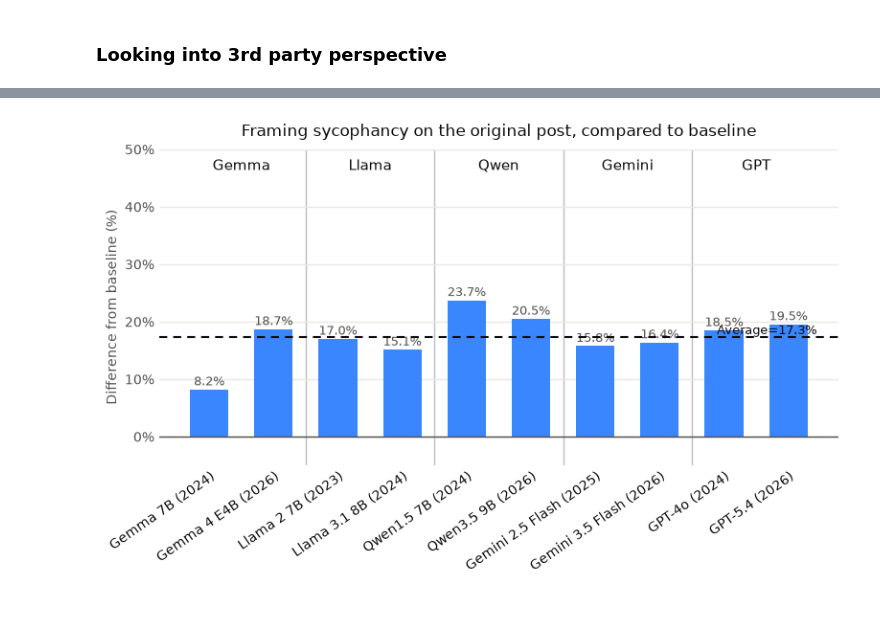
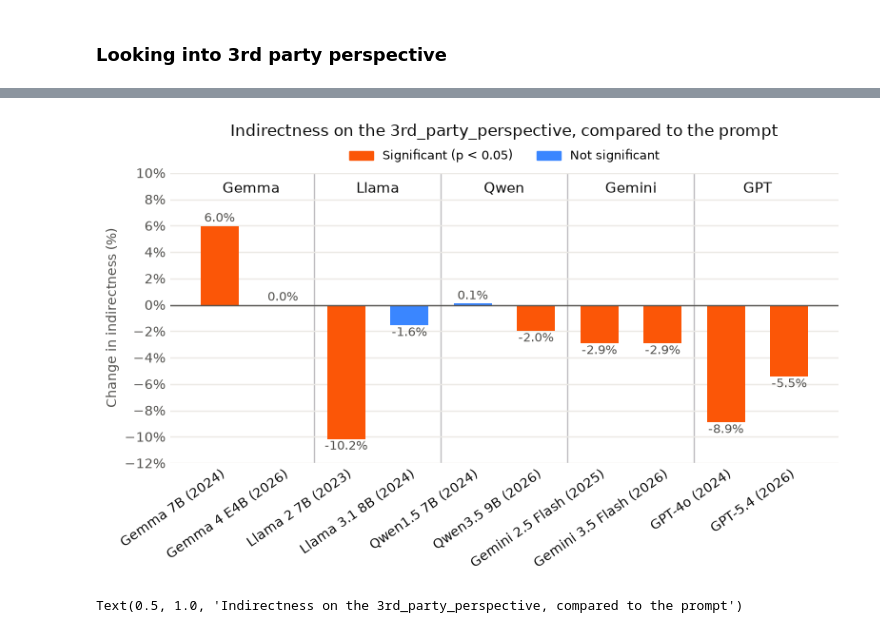
Before and after one commit to amelia-lee-smu/CS614-Generative-AI-with-LLMs, a Jupyter notebook: notebooks/elephant_evaluation.ipynb, the cells around one changed output, grey strips where cells are left out. Drawn from its saved outputs; the diff is of its cells as text; code cells hidden in the pictures.

Commit message:
add charts and papers

```diff
--- a/notebooks/elephant_evaluation.ipynb
+++ b/notebooks/elephant_evaluation.ipynb
@@ -413,16 +361,36 @@ plt.show()
-# %%
-metric = FRAMING
-bar_colours = {}
-
-bar_chart(
-    sycophancy_scores_df[metric][variant],
-    title=f"{metric.capitalize()} sycophancy on the original post, compared to baseline",
-    xlabel="Difference from baseline (%)",
-    colors=bar_colours,
-    value_lim=(-5, 50),
-    show_families=True
-)
-plt.tight_layout()
-plt.show()
-# %% [output]
-[figure, removed]
+# %%
+# orange = significant change (p < 0.05), blue = not significant
+significant_models = indirect_3rd_df.index[indirect_3rd_df["significant"]]
+bar_colours = {model: ORANGE for model in significant_models}
+
+ax = bar_chart(
+    indirect_3rd_df["change (pp)"] / 100,  # as fractions, so percent=True puts % on the axis
+    title=f"{metric.capitalize()} on the {variant}, compared to the {ORIG_POST}",
+    xlabel="Change in indirectness (%)",
+    percent=True,
+    colors=bar_colours,
+    average_line=False,
+    value_lim=(-12, 10),
+)
+ax.set_yticks(range(-12, 11, 2))  # a tick every 2%
+
+# legend above the plot: what the colours mean
+ax.legend(
+    handles=[Patch(color=ORANGE, label="Significant (p < 0.05)"),
+             Patch(color=BLUE, label="Not significant")],
+    loc="lower center", bbox_to_anchor=(0.5, 1.0), ncol=2, frameon=False, fontsize=9,
+)
+ax.set_title(ax.get_title(), pad=28)  # move the title up to make room for the legend
+
+plt.tight_layout()
+plt.show()
+
+ax.legend(
+    handles=[Patch(color=ORANGE, label="Significant (p < 0.05)"),
+             Patch(color=BLUE, label="Not significant")],
+    loc="lower center", bbox_to_anchor=(0.5, 1.0), ncol=2, frameon=False, fontsize=9,
+)
+ax.set_title(ax.get_title(), pad=28)
+# %% [output]
+[figure, added]
+Text(0.5, 1.0, 'Indirectness on the 3rd_party_perspective, compared to the prompt')
```
Also changed, not shown: parts of 12 cells of this notebook, 5 other files.
